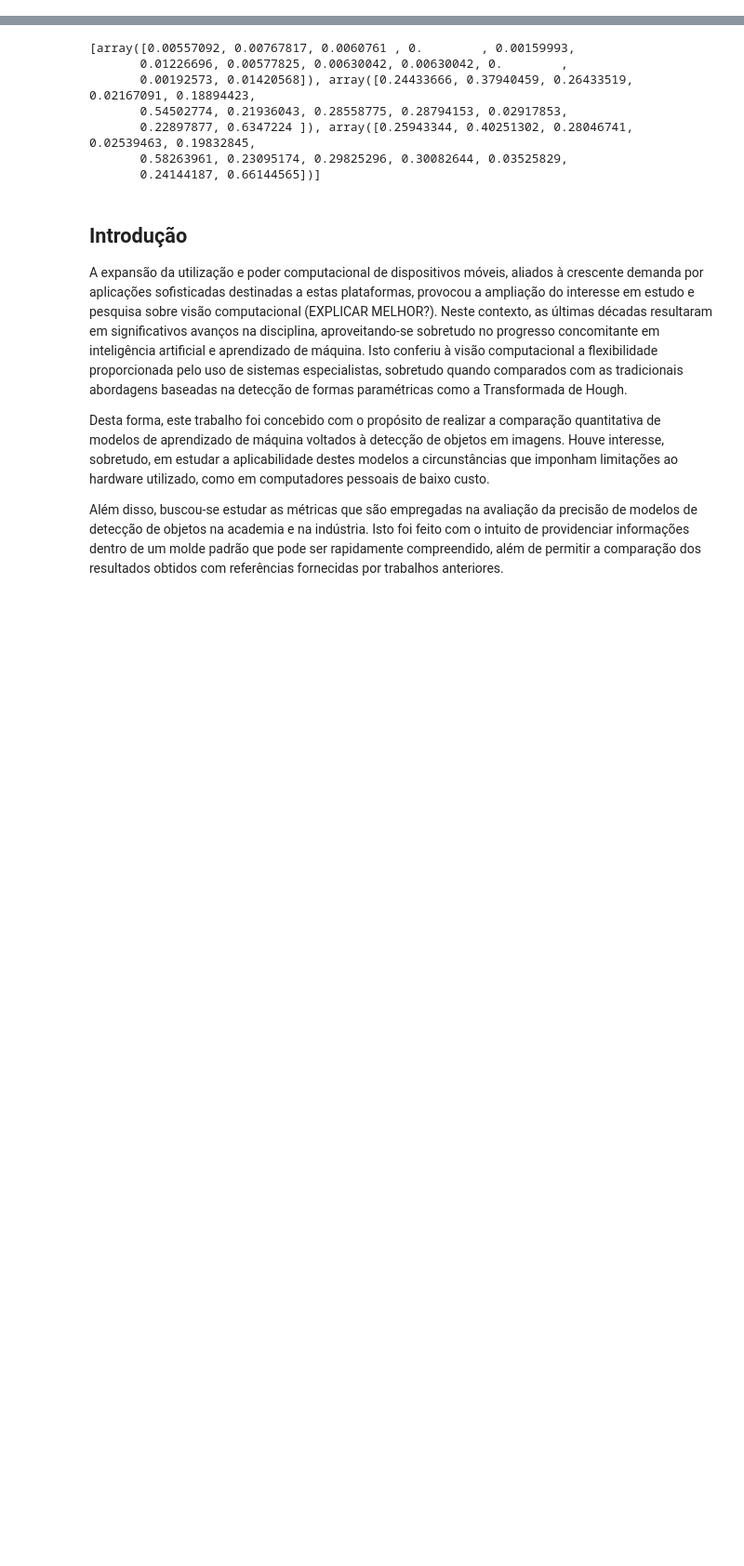
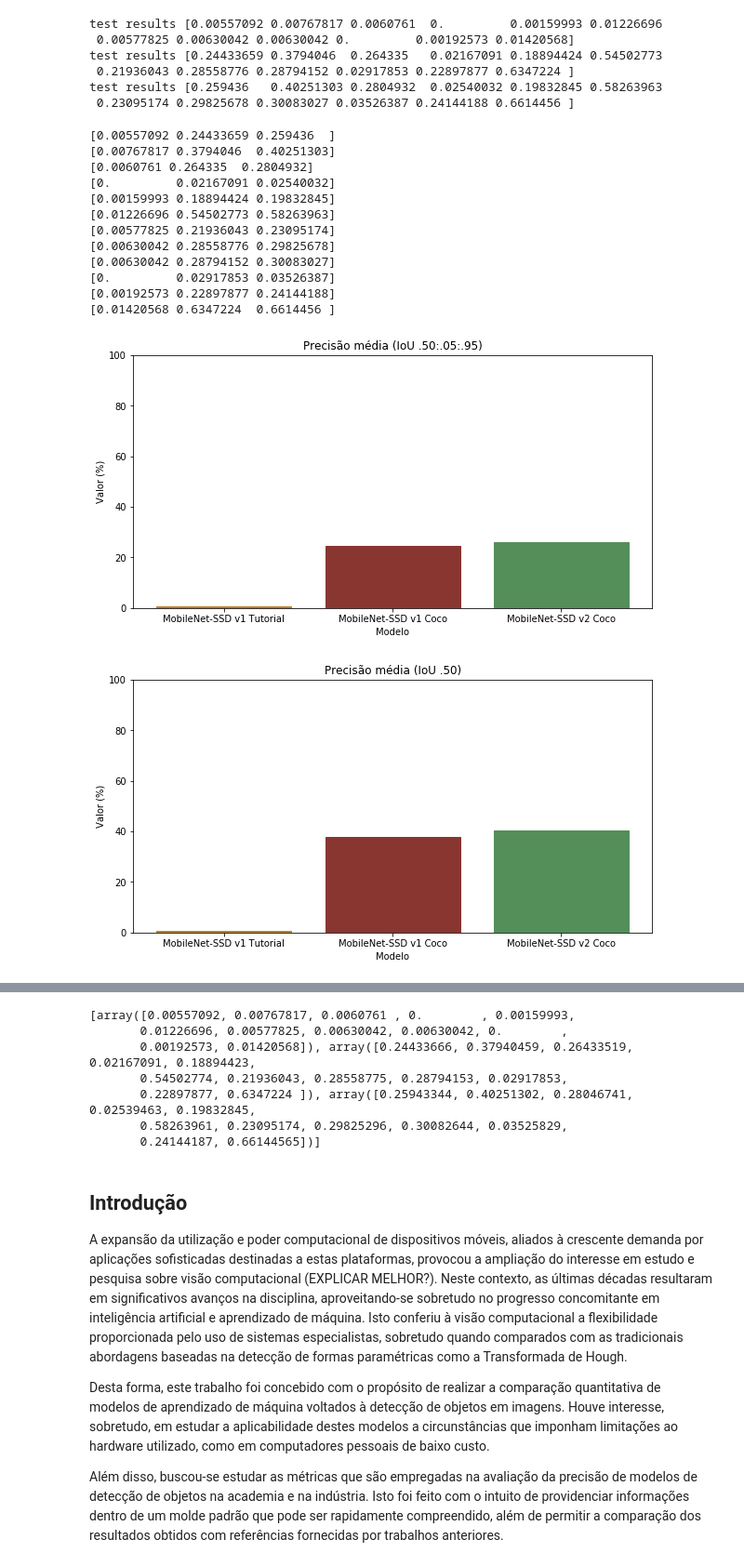
Before and after one commit to guilhermesantos/obj_detect, a Jupyter notebook: report.ipynb, the cells around one changed output, grey strips where cells are left out. Shown at 93% size. Cells and saved outputs as stored; diff of their text form; code cells hidden in the pictures; blank space fills up the shorter version.

```diff
--- a/report.ipynb
+++ b/report.ipynb
@@ -111,0 +76,62 @@ Running per image evaluation...
+# %%
+for model in models:
+    file_name = 'benchmark/coco_{}_{}.dat'.format(model['name'], test_name)
+    with open(file_name, 'r') as file:
+        content = file.read()
+        test_results = np.array(content.split('\n'))
+        test_results = test_results[test_results != ''].astype(np.float32)
+        model['results'] = test_results
+        #print('resultado do {}\n'.format(model['name']), content)
+        print('test results', test_results)
+# %% [output]
+test results [0.00557092 0.00767817 0.0060761  0.         0.00159993 0.01226696
+ 0.00577825 0.00630042 0.00630042 0.         0.00192573 0.01420568]
+test results [0.24433659 0.3794046  0.264335   0.02167091 0.18894424 0.54502773
+ 0.21936043 0.28558776 0.28794152 0.02917853 0.22897877 0.6347224 ]
+test results [0.259436   0.40251303 0.2804932  0.02540032 0.19832845 0.58263963
+ 0.23095174 0.29825678 0.30083027 0.03526387 0.24144188 0.6614456 ]
+# %%
+#print(models[0]['results'])
+test_qtt = len(models[0]['results'])
+#print(test_qtt)
+results = np.zeros(shape=(test_qtt,len(models)), dtype=np.float32)
+
+for test in range(test_qtt):
+    for i, model in enumerate(models):
+        results[test,i] = model['results'][test]
+
+#print(results)
+chart_names = ['Precisão média (IoU .50:.05:.95)','Precisão média (IoU .50)','Precisão média (IoU .75)']
+chart_names.extend(['precisão média (imagens pequenas)','Precisão média (imagens médias)','Precisão média (imagens grandes)'])
+chart_names.extend(['Recall médio (1 detecção por imagem)','Recall médio (10 detecções por image)','Recall médio (100 detecções por imagem)'])
+chart_names.extend(['Recall médio (imagens pequenas)','Recall médio (imagens médias)','Recall médio (imagens grandes)'])
+
+model_names = [param['name'] for param in models]
+#print(model_names)
+for test in range(results.shape[0]):
+    print(results[test])
+    fig, axis = plt.subplots(figsize=(10,5))
+    axis.set_title(chart_names[test])
+    axis.set_ylim(0.0, 100.0)
+    axis.set_ylabel('Valor (%)')
+    axis.set_xlabel('Modelo')
+    bars = axis.bar(model_names, results[test]*100)
+    #print('colors', colors)
+    for bar, color in zip(bars, colors):
+        #print('color', color)
+        bar.set_color(color)
+# %% [output]
+[0.00557092 0.24433659 0.259436  ]
+[0.00767817 0.3794046  0.40251303]
+[0.0060761 0.264335  0.2804932]
+[0.         0.02167091 0.02540032]
+[0.00159993 0.18894424 0.19832845]
+[0.01226696 0.54502773 0.58263963]
+[0.00577825 0.21936043 0.23095174]
+[0.00630042 0.28558776 0.29825678]
+[0.00630042 0.28794152 0.30083027]
+[0.         0.02917853 0.03526387]
+[0.00192573 0.22897877 0.24144188]
+[0.01420568 0.6347224  0.6614456 ]
+[figure, added]
+[figure, added]
```
Also changed, not shown: parts of 5 cells of this notebook, 11 other files.
